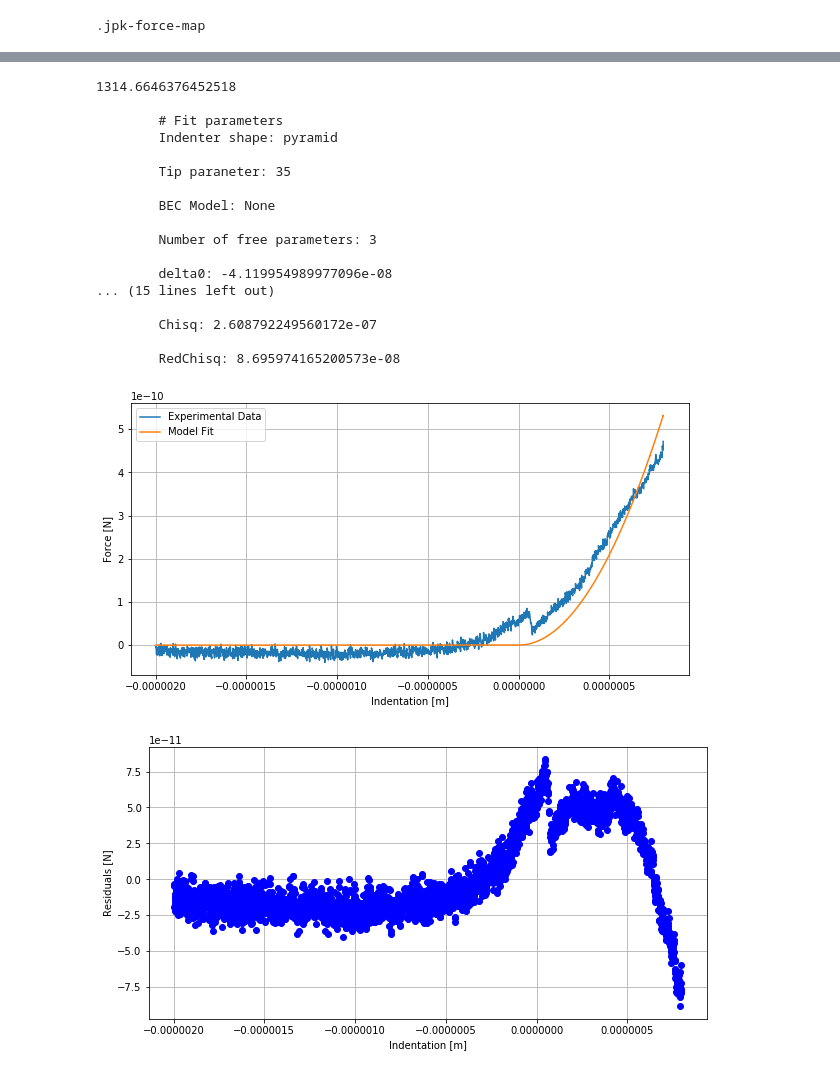
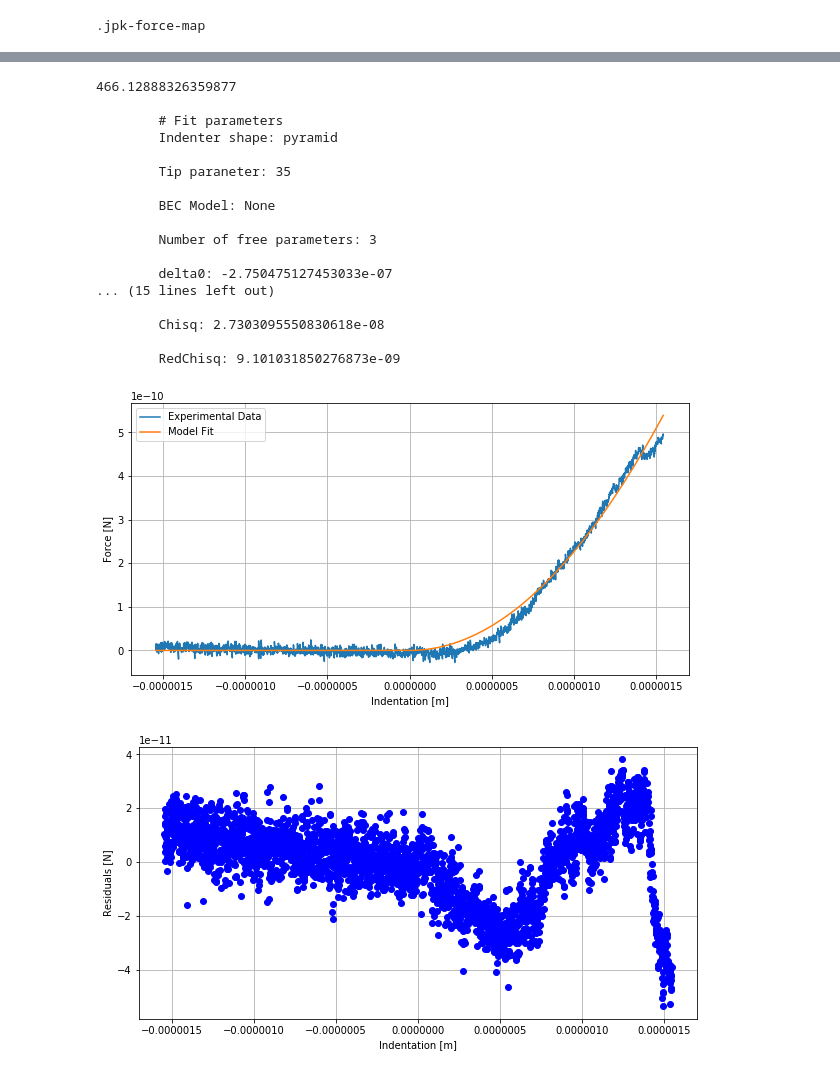
Before and after one commit to jlopezalo/PyFMRheo, a Jupyter notebook: examples/Hertz Fit Example.ipynb, the cells around one changed output, grey strips where cells are left out. Saved outputs shown, nothing was run; the diff lists cells and outputs as text; code cells hidden in the pictures.

```diff
--- a/examples/Hertz Fit Example.ipynb
+++ b/examples/Hertz Fit Example.ipynb
@@ -86,7 +86,7 @@ height_channel = filemetadata['height_channel_key']
 if not deflection_sensitivity: deflection_sensitivity = file_deflection_sensitivity / 1e9 #m/V
 if not spring_constant: spring_constant = file_spring_constant
 # %%
-curve_idx = 4
+curve_idx = 0
 force_curve = file.getcurve(curve_idx)
 extend_segments = force_curve.extend_segments
 pause_segments = force_curve.pause_segments
@@ -186,40 +197,40 @@ hertz_d0 = hertzmodel.delta0
 hertz_f0 = hertzmodel.f0
 
 # Plot Hertz Fit results
-plt.plot(app_indentation-hertz_d0, app_force-hertz_f0, label="Experimental Data")
+plt.plot(app_indentation-hertz_d0, app_force, label="Experimental Data")
 plt.plot(app_indentation-hertz_d0, hertzmodel.eval(app_indentation)-hertz_f0, label="Model Fit")
 plt.xlabel('Indentation [m]')
 plt.ylabel('Force [N]')
 plt.legend()
 plt.grid()
 plt.show()
 
 # Plot residuals
 plt.plot(app_indentation-hertz_d0, hertzmodel.get_residuals(app_indentation, app_force), "bo")
 plt.xlabel('Indentation [m]')
 plt.ylabel('Residuals [N]')
 plt.grid()
 plt.show()
 # %% [output]
-1314.6646376452518
+466.12888326359877
 
         # Fit parameters
         Indenter shape: pyramid
 
         Tip paraneter: 35
 
         BEC Model: None
 
         Number of free parameters: 3
 
-        delta0: -4.119954989977096e-08
+        delta0: -2.750475127453033e-07
 ... (15 lines left out)
 
-        Chisq: 2.608792249560172e-07
+        Chisq: 2.7303095550830618e-08
 
-        RedChisq: 8.695974165200573e-08
+        RedChisq: 9.101031850276873e-09
-[figure, old version]
+[figure, new version]
-[figure, old version]
+[figure, new version]
 # %%
 # Hertz fit
 poc[1] = 0
```
Also changed, not shown: parts of 10 cells of this notebook, 1 other file.
